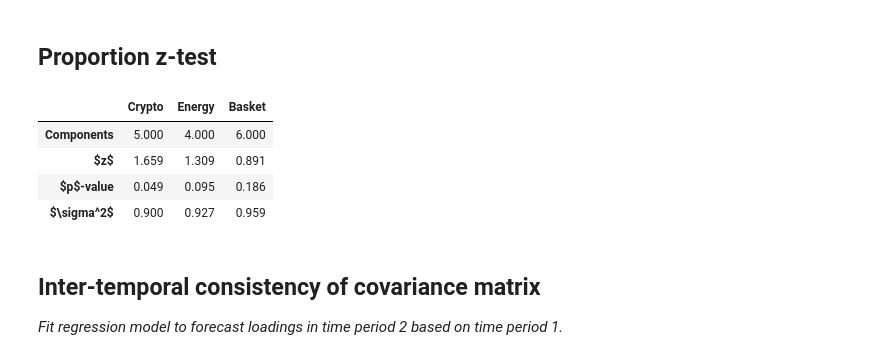
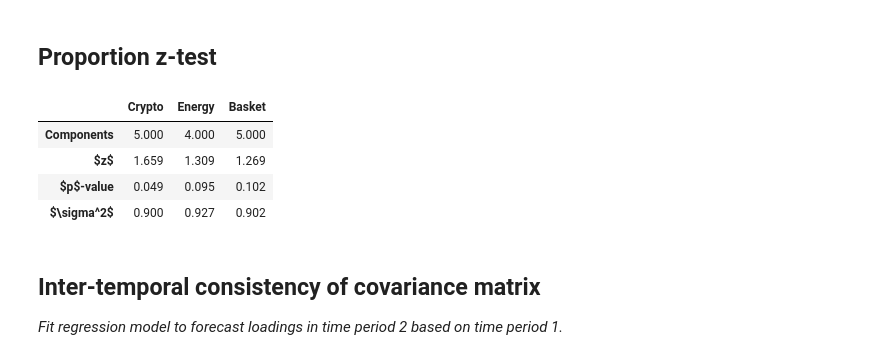
Before and after one commit to LavenderViking/AM205-crypto-analysis, a Jupyter notebook: Code for Section 5.ipynb, the cells around one changed output. Drawn from its saved outputs; the diff is of its cells as text; code cells hidden in the pictures.

```diff
--- a/Code for Section 5.ipynb
+++ b/Code for Section 5.ipynb
@@ -177,12 +181,15 @@ def create_eigvec_df (eigvecs):
         df['V{}'.format(i + 1)] = v
     return df
 
-def get_variation_loadings(df):
+def get_variation_loadings(df, use_jacobi=False):
     """Computes proportion of variation explained (using eigenvalues)
     and loadings of column variables on principal components.
 
     Args:
         df (DataFrame): Time series with columns representing assets.
+        use_jacobi (bool): Whether to use Jacobi method to compute
+            eigenvalues and eigenvectors. If False, np.linalg.eig will
+            be used.
 
     Returns:
         df_variation (DataFrame): Contains eigenvalues and proportion of
@@ -192,9 +199,12 @@ def get_variation_loadings(df):
             they appear in df since they are sorted according to the
             order of the eigenvalue magnitude.
     """
-    # Get SVD breakdown, cast into matrices.
+    # Retrieve eigenvectors and eigenvalues.
     cov = np.cov(df.values.T)
-    eig_vals, eig_vecs = np.linalg.eig(cov)
+    if use_jacobi:
+        eig_vals, eig_vecs = jacobi(cov, 1e-9)
+    else:
+        eig_vals, eig_vecs = np.linalg.eig(cov)
     # Create list of (eigenvalue, eigenvector, i) tuples
     # where i represents original ordering (for use in column names).
     eig_pairs = [(np.abs(eig_vals[i]), eig_vecs[:,i], i)
@@ -469,7 +490,18 @@ def get_same_sign_count_df(df_loadings, ncomp):
     return df
 
 def perform_proportion_ztest(ss_df, ncomp, null_hypo_value = 0.5):
-    """Performs proportion z-test on DF containing number of same-sign pairs."""
+    """Performs proportion z-test on DF containing number of same-sign pairs.
+
+    Args:
+        ss_df (DataFrame): Contains same 'Same Sign Loading' results for
+            asset pair combinations.
+        n_comp (int): Number of components the assets were compared on.
+        null_hypo_value (float): Proportion of same-sign loadings assumed
+            for null hypothesis.
+
+    Returns:
+        zstat, pval (floats): Results of proportions_ztest().
+    """
     ss_counts = ss_df['Same Sign Loading'].tolist()
     total_same_sign = sum(ss_counts)
     total_obs = ncomp * len(ss_df.index)
@@ -485,43 +517,43 @@ def perform_proportion_ztest(ss_df, ncomp, null_hypo_value = 0.5):
 # Number of components to check loadings for.
 ss_ncomp_cryp = 5
 ss_ncomp_xle = 4
-ss_ncomp_bsk = 6
+ss_ncomp_bsk = 5
 
 cryp_ss_df = get_same_sign_count_df(cryp_loadings, ss_ncomp_cryp)
 xle_ss_df = get_same_sign_count_df(xle_loadings, ss_ncomp_xle)
 bsk_ss_df = get_same_sign_count_df(bsk_loadings, ss_ncomp_bsk)
 
 # Conduct tests for each set of assets and store results in DF.
 proptest_results = []
 
 # Cryptos
 zstat, pval = perform_proportion_ztest(cryp_ss_df, ss_ncomp_cryp)
 prop_var = cryp_variation.at[ss_ncomp_cryp, 'Cumulative']
 proptest_results.append([ss_ncomp_cryp, zstat, pval, prop_var])
 
 # Energy
 zstat, pval = perform_proportion_ztest(xle_ss_df, ss_ncomp_xle)
 prop_var = xle_variation.at[ss_ncomp_xle, 'Cumulative']
 proptest_results.append([ss_ncomp_xle, zstat, pval, prop_var])
 
 # Basket
 zstat, pval = perform_proportion_ztest(bsk_ss_df, ss_ncomp_bsk)
 prop_var = bsk_variation.at[ss_ncomp_bsk, 'Cumulative']
 proptest_results.append([ss_ncomp_bsk, zstat, pval, prop_var])
 
 proptest_results = np.array(proptest_results).T
 proptest_results = pd.DataFrame(
     proptest_results, columns=['Crypto', 'Energy', 'Basket'],
     index=['Components', '$z$', '$p$-value', '$\sigma^2$'])
 
 display(proptest_results)
 #save_df_latex(proptest_results, 'proportion test results', dec=3)
 # %% [output]
 |  | Crypto | Energy | Basket |
-| Components | 5.000 | 4.000 | 6.000 |
-| $z$ | 1.659 | 1.309 | 0.891 |
-| $p$-value | 0.049 | 0.095 | 0.186 |
-| $\sigma^2$ | 0.900 | 0.927 | 0.959 |
+| Components | 5.000 | 4.000 | 5.000 |
+| $z$ | 1.659 | 1.309 | 1.269 |
+| $p$-value | 0.049 | 0.095 | 0.102 |
+| $\sigma^2$ | 0.900 | 0.927 | 0.902 |
 # %% [markdown]
 ## Inter-temporal consistency of covariance matrix
 
```
Also changed, not shown: parts of 14 cells of this notebook.
